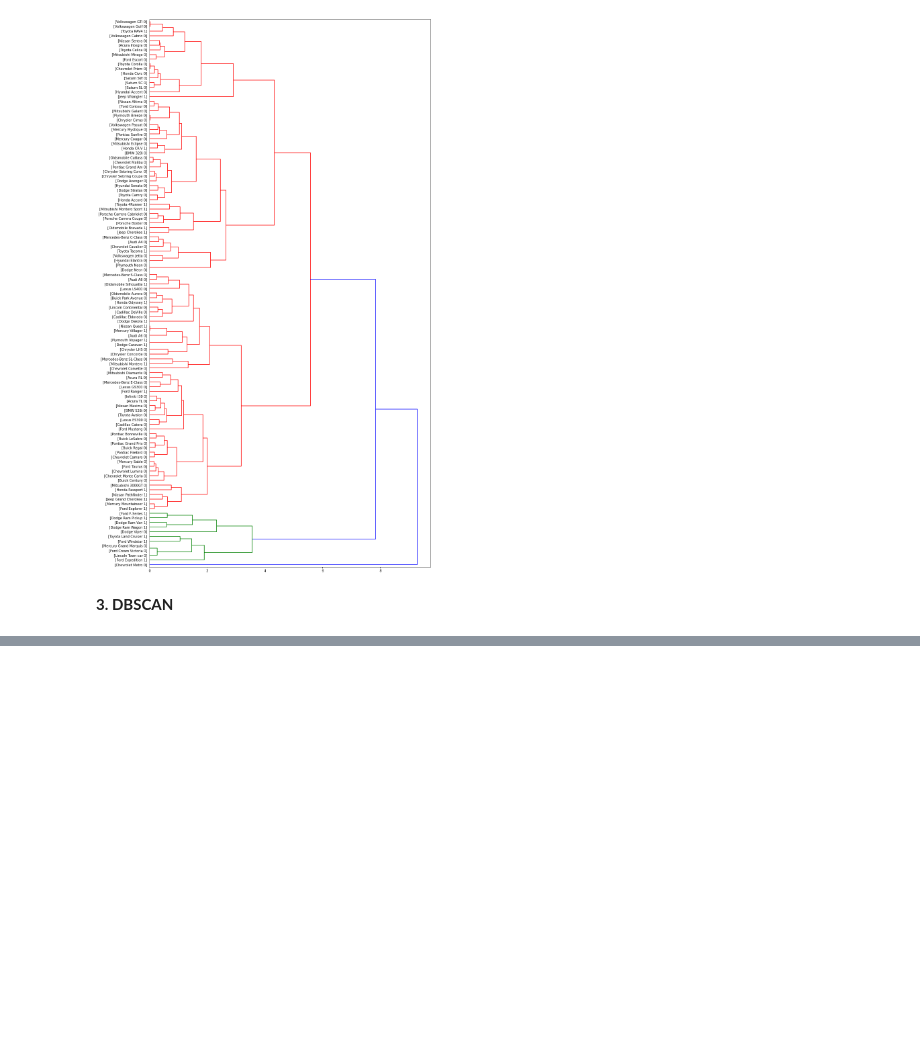
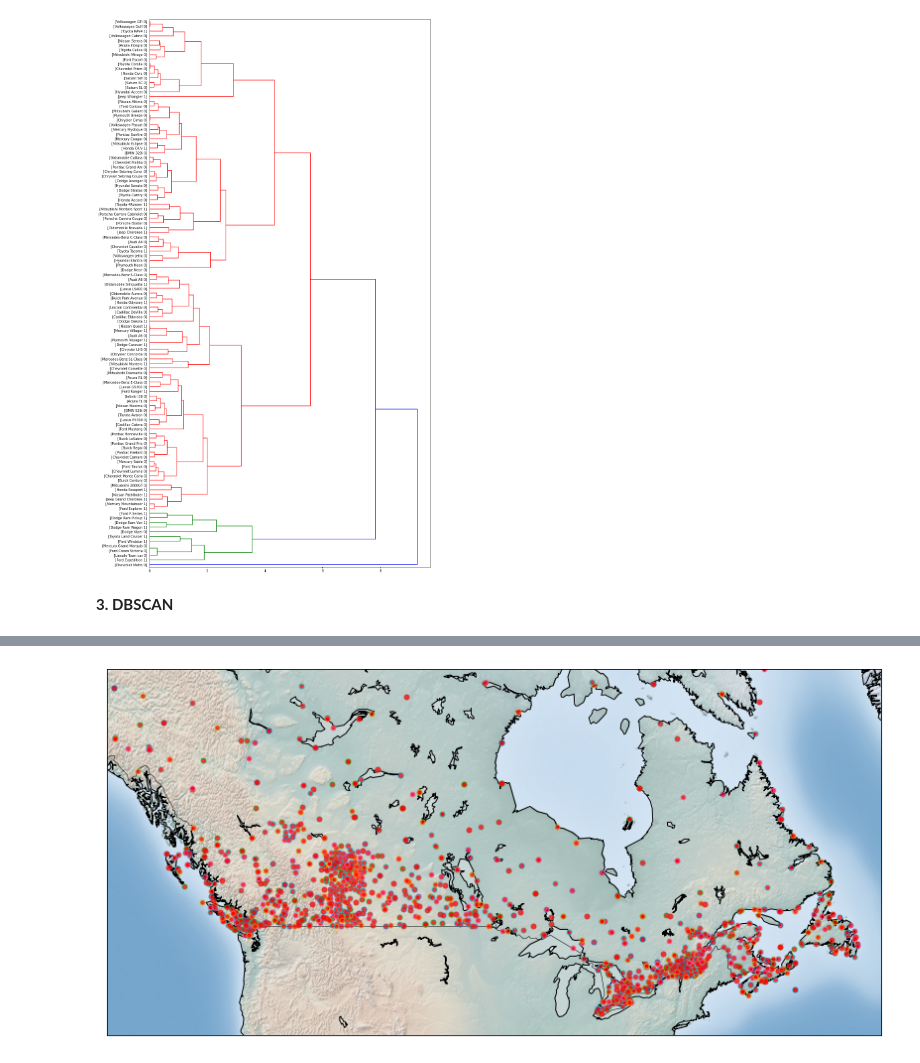
Before and after one commit to ImmanuelYosian/-Metodologi-Data-Science, a Jupyter notebook: Pertemuan 11/Clustering.ipynb, the cells around one changed output, grey strips where cells are left out. Drawn from its saved outputs; the diff is of its cells as text; code cells hidden in the pictures; blank space fills up the shorter version.

```diff
--- a/Pertemuan 11/Clustering.ipynb
+++ b/Pertemuan 11/Clustering.ipynb
@@ -233,0 +247,11 @@ gambar_dendro = sch.dendrogram(Z, leaf_label_func=llf, leaf_rotation=0, leaf_fon
+# %%
+import csv
+import pandas as pd
+import numpy as np
+
+#Load Data
+filename='weather-stations20140101-20141231.csv'
+
+#Baca file .csv
+pdf = pd.read_csv(filename)
+pdf.head(5)
@@ -233,0 +266,6 @@ gambar_dendro = sch.dendrogram(Z, leaf_label_func=llf, leaf_rotation=0, leaf_fon
+# %%
+#Membersihkan Data
+
+pdf = pdf[pd.notnull(pdf["Tm"])]
+pdf = pdf.reset_index(drop=True)
+pdf.head(5)
@@ -233,0 +305,39 @@ gambar_dendro = sch.dendrogram(Z, leaf_label_func=llf, leaf_rotation=0, leaf_fon
+# %%
+from mpl_toolkits.basemap import Basemap
+import matplotlib.pyplot as plt
+from pylab import rcParams
+%matplotlib inline
+rcParams['figure.figsize'] = (14,10)
+
+llon=-140
+ulon=-50
+llat=40
+ulat=65
+
+pdf = pdf[(pdf['Long'] > llon) & (pdf['Long'] < ulon) & (pdf['Lat'] > llat) &(pdf['Lat'] < ulat)]
+
+my_map = Basemap(projection='merc',
+            resolution = 'l', area_thresh = 1000.0,
+            llcrnrlon=llon, llcrnrlat=llat, #min longitude (llcrnrlon) dan latitude (llcrnrlat)
+            urcrnrlon=ulon, urcrnrlat=ulat) #max longitude (urcrnrlon) dan latitude (urcrnrlat)
+
+my_map.drawcoastlines()
+my_map.drawcountries()
+# my_map.drawmapboundary()
+my_map.fillcontinents(color = 'white', alpha = 0.3)
+my_map.shadedrelief()
+
+# Ambil data berdasarkan stasiun
+
+xs,ys = my_map(np.asarray(pdf.Long), np.asarray(pdf.Lat))
+pdf['xm']= xs.tolist()
+pdf['ym'] =ys.tolist()
+
+#Visualisasi 1
+for index,row in pdf.iterrows():
+#   x,y = my_map(row.Long, row.Lat)
+   my_map.plot(row.xm, row.ym,markerfacecolor =([1,0,0]),  marker='o', markersize= 5, alpha = 0.75)
+#plt.text(x,y,stn)
+plt.show()
+# %% [output]
+[figure, added]
```
Also changed, not shown: parts of 9 cells of this notebook, 1 other file.
